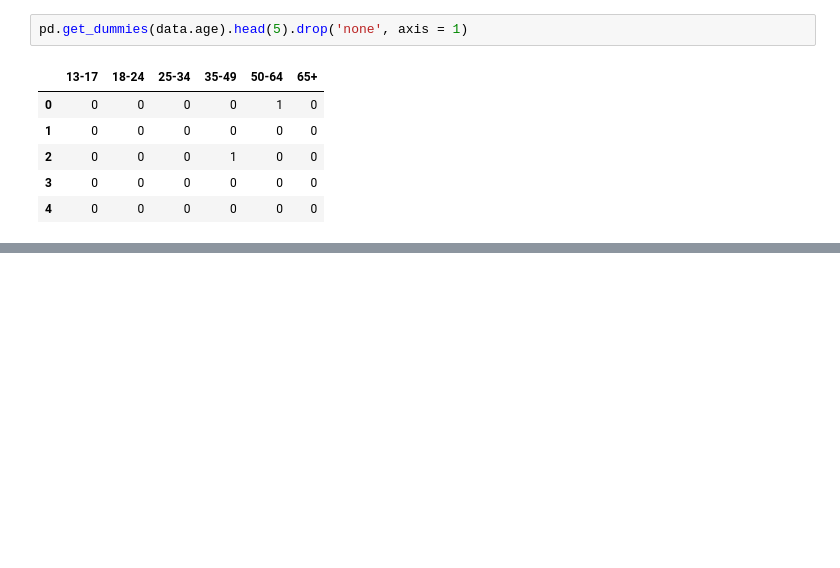
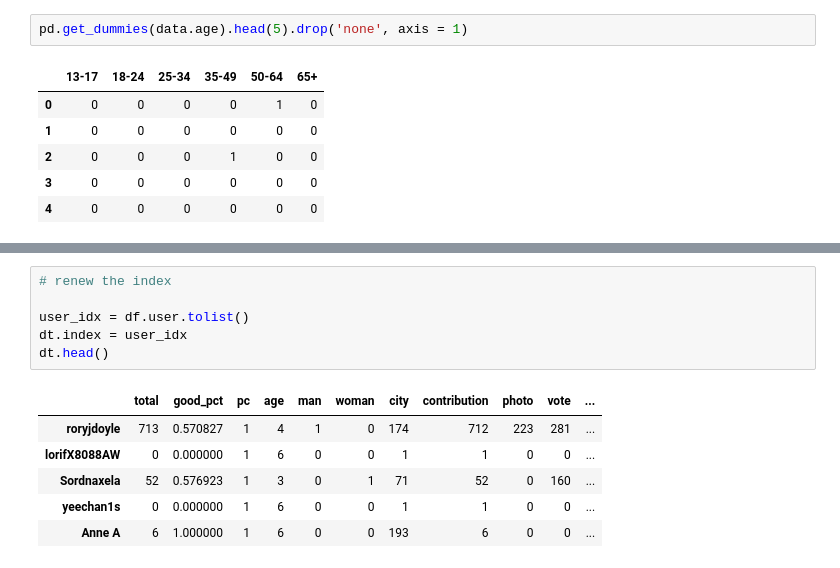
Before and after one commit to quanyu2015/mtech, a Jupyter notebook: trip_analytics_2.1.ipynb, the cells around one changed output, grey strips where cells are left out. Saved outputs shown, nothing was run; the diff lists cells and outputs as text; blank space fills up the shorter version.

```diff
--- a/trip_analytics_2.0.ipynb
+++ b/trip_analytics_2.1.ipynb
@@ -274,0 +388,13 @@ dt.head()
+# %%
+# renew the index
+
+user_idx = df.user.tolist()
+dt.index = user_idx
+dt.head()
+# %% [output]
+|  | total | good_pct | pc | age | man | woman | city | contribution | photo | vote | ... |
+| roryjdoyle | 713 | 0.570827 | 1 | 4 | 1 | 0 | 174 | 712 | 223 | 281 | ... |
+| lorifX8088AW | 0 | 0.000000 | 1 | 6 | 0 | 0 | 1 | 1 | 0 | 0 | ... |
+| Sordnaxela | 52 | 0.576923 | 1 | 3 | 0 | 1 | 71 | 52 | 0 | 160 | ... |
+| yeechan1s | 0 | 0.000000 | 1 | 6 | 0 | 0 | 1 | 1 | 0 | 0 | ... |
+| Anne A | 6 | 1.000000 | 1 | 6 | 0 | 0 | 193 | 6 | 0 | 0 | ... |
```
Also changed, not shown: parts of 27 cells of this notebook.
